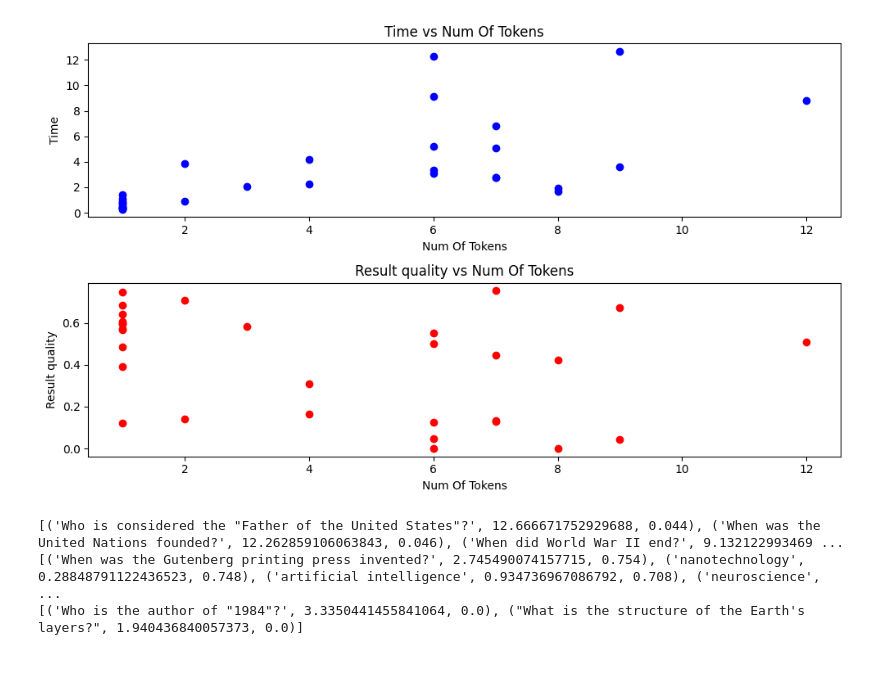
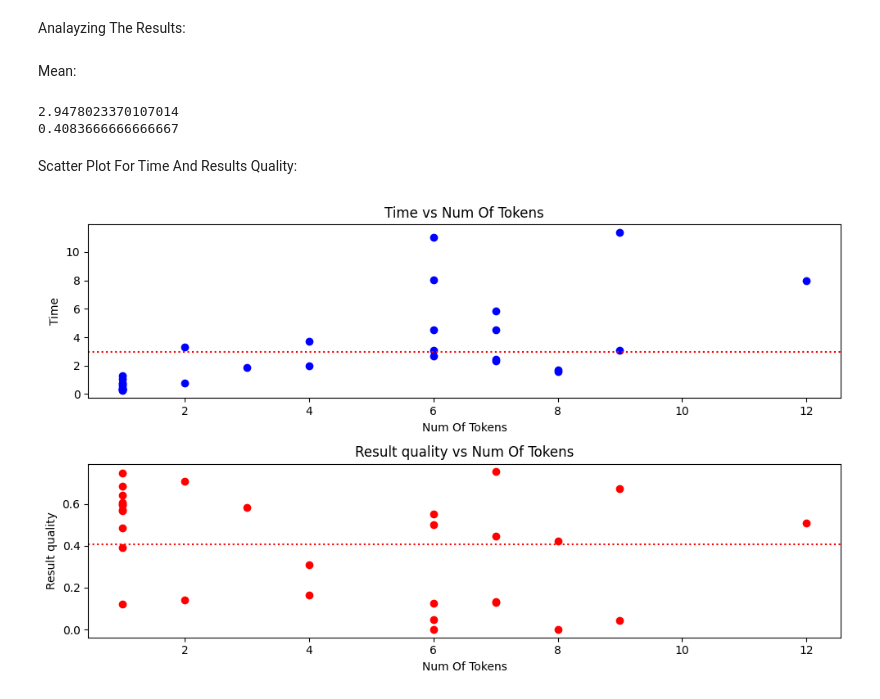
Before and after one commit to Gavision97/Information-Retrieval---Wikipedia-Search-Engine-Project, a Jupyter notebook: Test.ipynb, the cells around one changed output. Drawn from its saved outputs; the diff is of its cells as text; code cells hidden in the pictures; blank space fills up the shorter version.

```diff
--- a/Test.ipynb
+++ b/Test.ipynb
@@ -65,7 +65,7 @@ import requests
 from time import time
 # url = 'http://35.232.59.3:8080'
 # place the domain you got from ngrok or GCP IP below.
-url = 'http://34.172.183.44:8080/'
+url = 'http://34.72.242.226:8080/'
 
 qs_res = []
 for q, true_wids in queries.items():
@@ -77,6 +77,7 @@ for q, true_wids in queries.items():
     if res.status_code == 200:
       pred_wids, _ = zip(*res.json())
       rq = results_quality(true_wids, pred_wids)
+
   except:
     pass
 
@@ -87,0 +89,2 @@ print(qs_res)
+# %% [markdown]
+Analayzing The Results:
@@ -88,39 +99,36 @@ print(qs_res)
+# %% [markdown]
+Mean:
+# %%
+qualitiesMean=np.mean(qualities)
+timeMean=np.mean(times)
+print(np.mean(times))
+print(np.mean(qualities))
+sorted_data_by_duration_desc = sorted(data, key=lambda x: x[1], reverse=True)
+sorted_data_by_quality_desc = sorted(data, key=lambda x: x[2], reverse=True)
+# %% [output]
+2.9478023370107014
+0.4083666666666667
+# %% [markdown]
+Scatter Plot For Time And Results Quality:
 # %%
-import matplotlib.pyplot as plt
-data=qs_res
-
-words = [item[0] for item in data]
-times = [item[1] for item in data]
-qualities = [item[2] for item in data]
-# Calculate word lengths
 num_words = [len(word.split()) for word in words]
-
 # Plotting
 plt.figure(figsize=(10, 6))
-
 plt.subplot(2, 1, 1)
 plt.scatter(num_words, times, color='b')
+plt.axhline(y=np.mean(times), color='red', linestyle='dotted')
 plt.title('Time vs Num Of Tokens')
 plt.xlabel('Num Of Tokens')
 plt.ylabel('Time')
 
 plt.subplot(2, 1, 2)
 plt.scatter(num_words, qualities, color='r')
+plt.axhline(y=np.mean(qualities), color='red', linestyle='dotted')
 plt.title('Result quality vs Num Of Tokens')
 plt.xlabel('Num Of Tokens')
 plt.ylabel('Result quality')
 
 plt.tight_layout()
 plt.show()
-sorted_data_by_duration_desc = sorted(data, key=lambda x: x[1], reverse=True)
-sorted_data_by_quality_desc = sorted(data, key=lambda x: x[2], reverse=True)
-
-print(sorted_data_by_duration_desc)
-print(sorted_data_by_quality_desc)
-noquality=[item for item in data if item[2]==0]
-print(noquality)
 # %% [output]
-[figure, old version]
+[figure, new version]
-[('Who is considered the "Father of the United States"?', 12.666671752929688, 0.044), ('When was the United Nations founded?', 12.262859106063843, 0.046), ('When did World War II end?', 9.132122993469 ...
-[('When was the Gutenberg printing press invented?', 2.745490074157715, 0.754), ('nanotechnology', 0.28848791122436523, 0.748), ('artificial intelligence', 0.934736967086792, 0.708), ('neuroscience',  ...
-[('Who is the author of "1984"?', 3.3350441455841064, 0.0), ("What is the structure of the Earth's layers?", 1.940436840057373, 0.0)]
```
Also changed, not shown: parts of 12 cells of this notebook, 3 other files.
